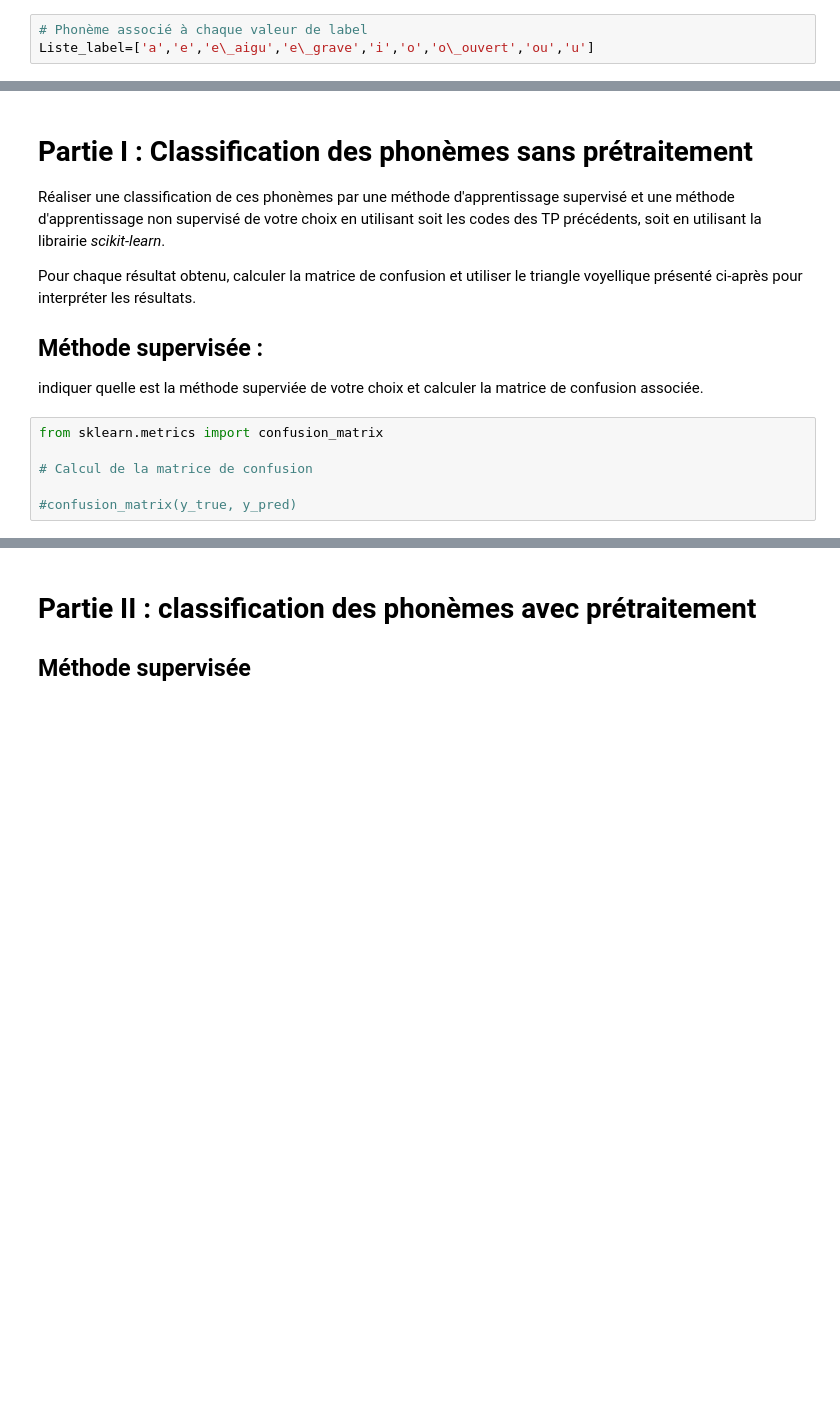
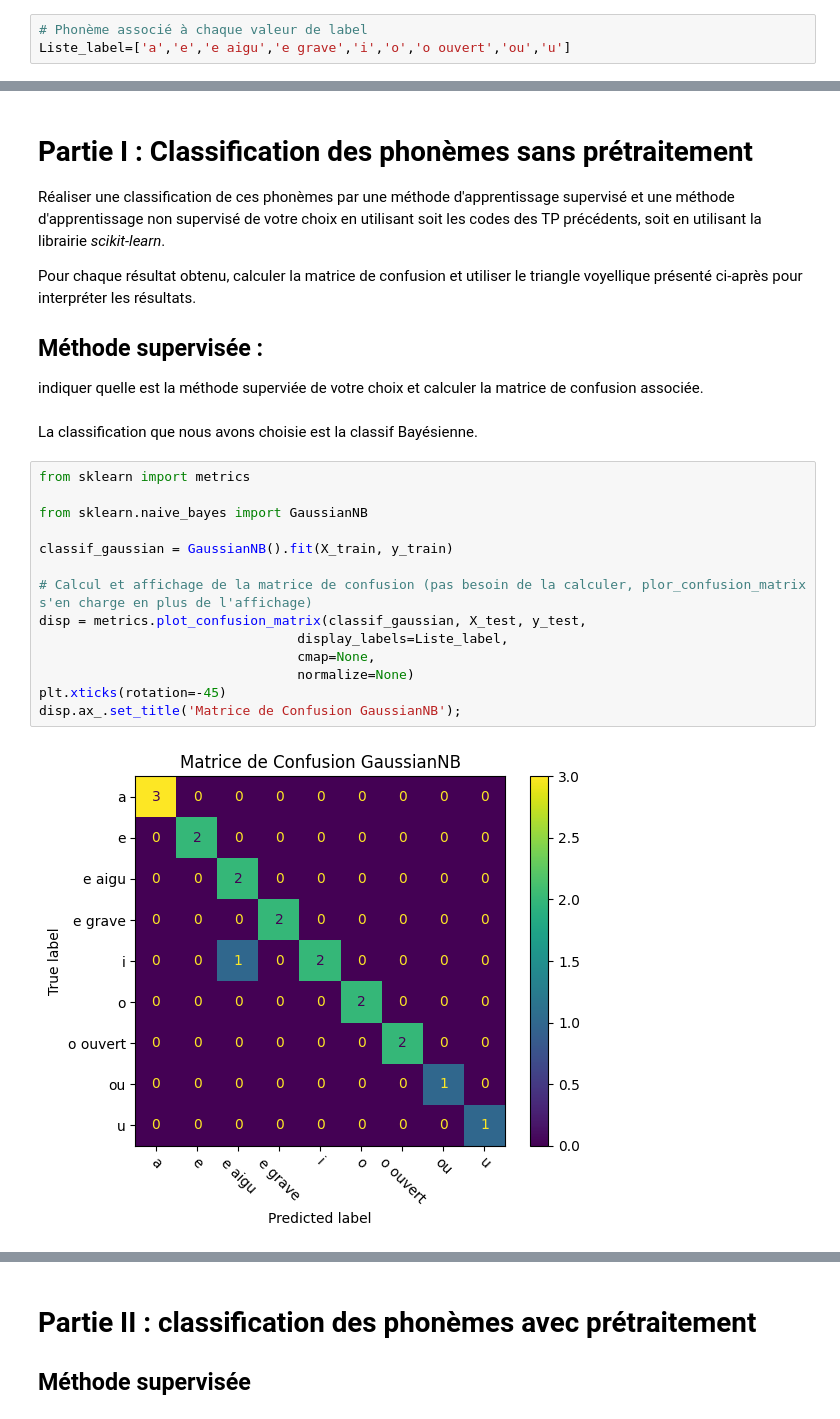
Before and after one commit to TwilCynder/univ-documents, a Jupyter notebook: M1/S7/csap/TP5/TP5_Phoneme_Source/Projet_Phonemes.ipynb, the cells around one changed output, grey strips where cells are left out. Saved outputs shown, nothing was run; the diff lists cells and outputs as text; blank space fills up the shorter version.

```diff
--- a/M1/S7/csap/TP5/TP5_Phoneme_Source/Projet_Phonemes.ipynb
+++ b/M1/S7/csap/TP5/TP5_Phoneme_Source/Projet_Phonemes.ipynb
@@ -47,7 +47,7 @@ print(DataMFCC.shape)
 (90, 13)
 # %%
 # Phonème associé à chaque valeur de label
-Liste_label=['a','e','e\_aigu','e\_grave','i','o','o\_ouvert','ou','u']
+Liste_label=['a','e','e aigu','e grave','i','o','o ouvert','ou','u']
 # %%
 # Séparation de l'ensemble de données en Base d'apprentissage et base de test
 from sklearn.model_selection import train_test_split
@@ -68,9 +68,21 @@ Pour chaque résultat obtenu, calculer la matrice de confusion et utiliser le tr
 
 ## Méthode supervisée  :
 indiquer quelle est la méthode superviée de votre choix et calculer la matrice de confusion associée.
+# %% [markdown]
+La classification que nous avons choisie est la classif Bayésienne.
 # %%
-from sklearn.metrics import confusion_matrix
+from sklearn import metrics
 
-# Calcul de la matrice de confusion
+from sklearn.naive_bayes import GaussianNB
 
-#confusion_matrix(y_true, y_pred)
+classif_gaussian = GaussianNB().fit(X_train, y_train)
+
+# Calcul et affichage de la matrice de confusion (pas besoin de la calculer, plor_confusion_matrix s'en charge en plus de l'affichage)
+disp = metrics.plot_confusion_matrix(classif_gaussian, X_test, y_test,
+                                 display_labels=Liste_label,
+                                 cmap=None,
+                                 normalize=None)
+plt.xticks(rotation=-45)
+disp.ax_.set_title('Matrice de Confusion GaussianNB');
+# %% [output]
+[figure, added]
```
Also changed, not shown: parts of 12 cells of this notebook, 33 other files.
